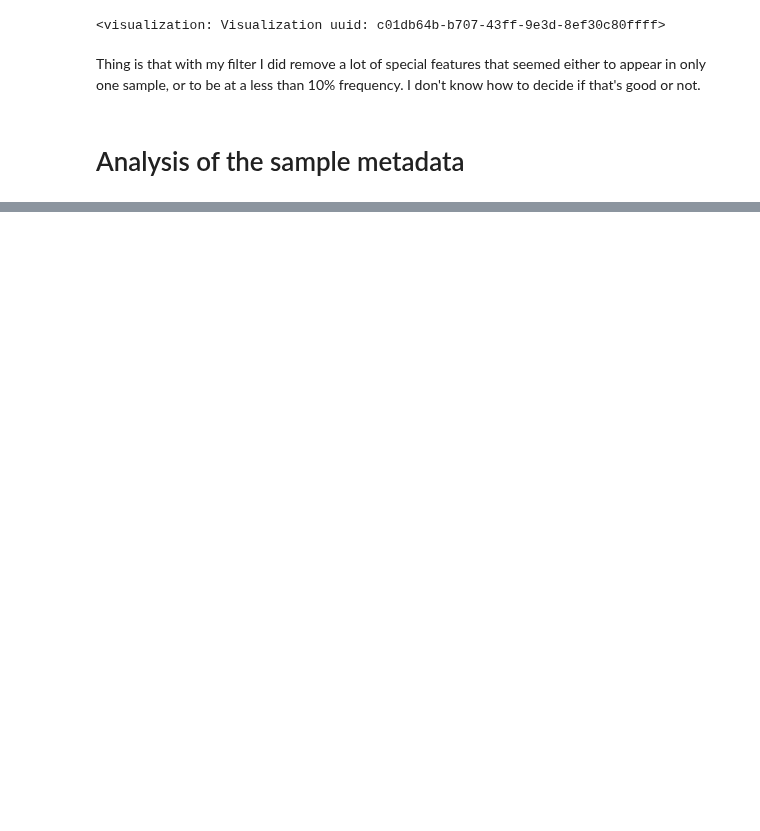
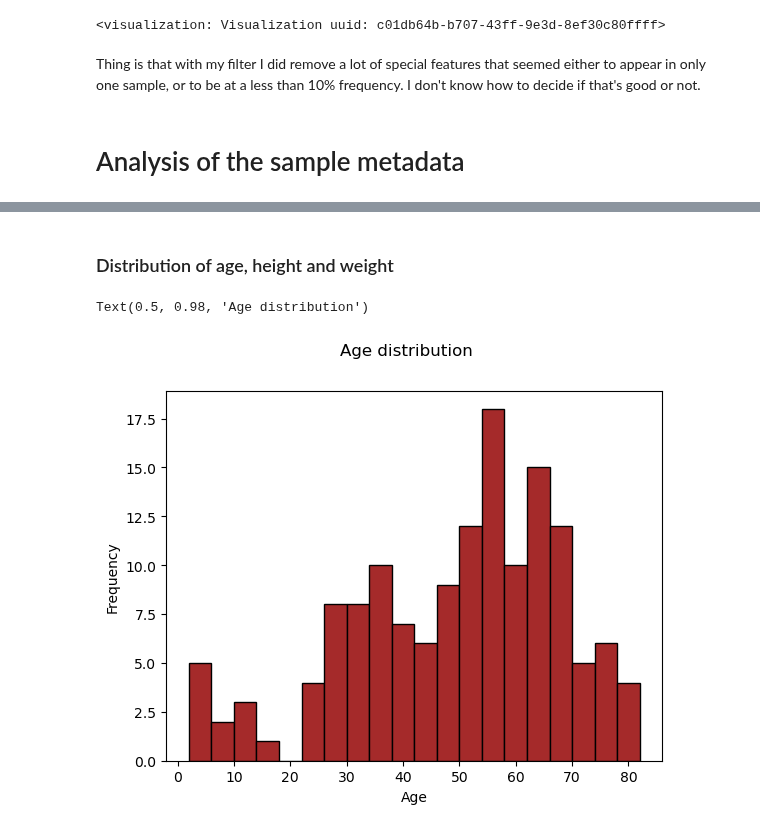
Before and after one commit to Mila-cmd651/FunGut-Project, a Jupyter notebook: Mila_script.ipynb, the cells around one changed output, grey strips where cells are left out. Drawn from its saved outputs; the diff is of its cells as text; code cells hidden in the pictures; blank space fills up the shorter version.

```diff
--- a/Mila_script.ipynb
+++ b/Mila_script.ipynb
@@ -171,0 +203,10 @@ May be look if these taxa are indicator of good health or not, and even maybe tr
+# %% [markdown]
+### Distribution of age, height and weight
+# %%
+sample_metadata["age_years_sample"].plot.hist(bins=20, edgecolor="black", color="brown")
+plt.xlabel("Age")
+plt.ylabel("Frequency")
+plt.suptitle("Age distribution")
+# %% [output]
+Text(0.5, 0.98, 'Age distribution')
+[figure, added]
```
Also changed, not shown: parts of 26 cells of this notebook, 1 other file.
